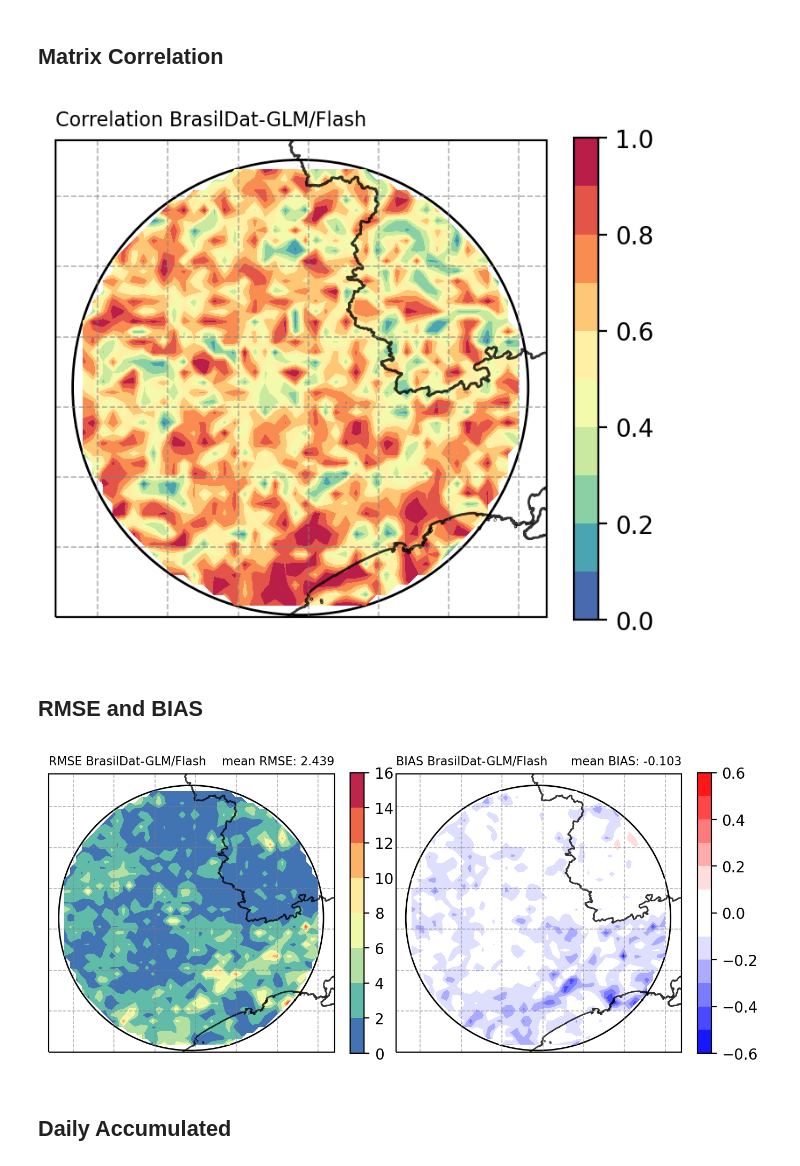
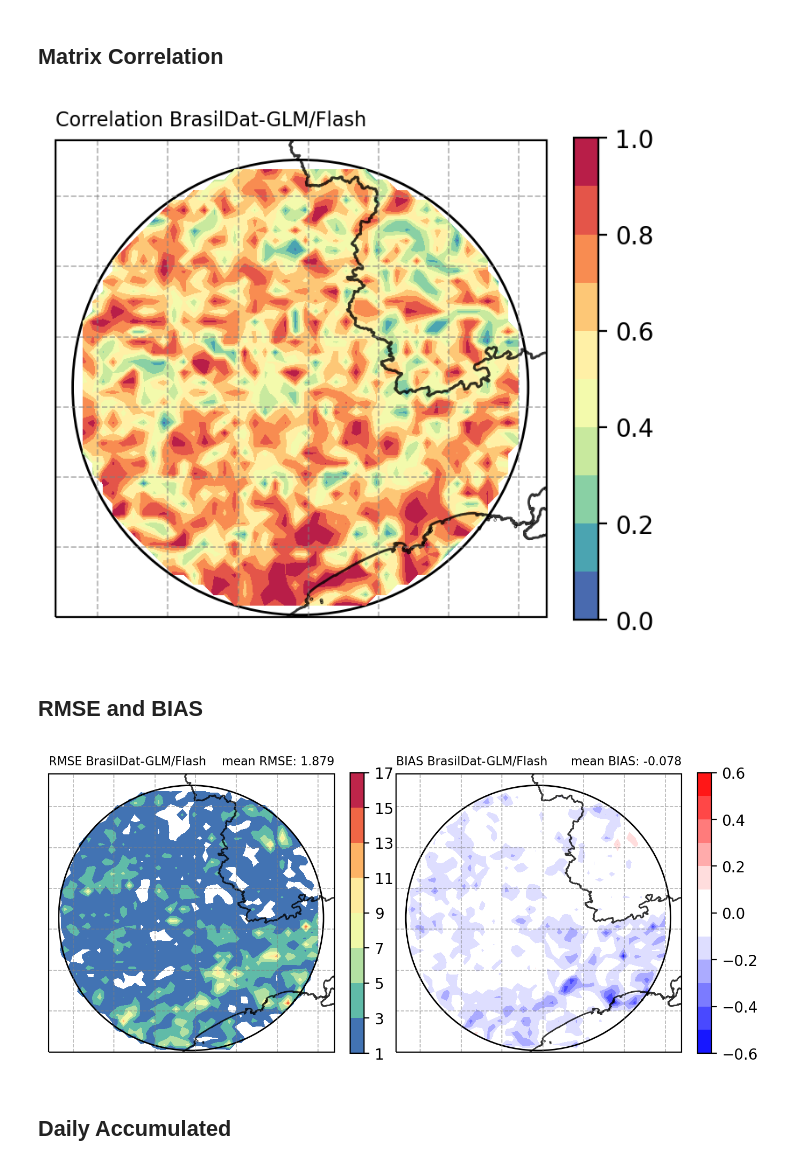
Before and after one commit to mhacarthur/Flash-density, a Jupyter notebook: python/Analysis_BrasilDat_GLM_15min.ipynb, the cells around one changed output. Saved outputs shown, nothing was run; the diff lists cells and outputs as text; code cells hidden in the pictures.

```diff
--- a/python/Analysis_BrasilDat_GLM_15min.ipynb
+++ b/python/Analysis_BrasilDat_GLM_15min.ipynb
@@ -37,7 +37,7 @@ r = (180)/111
 # %%
 shape = list(shpreader.Reader('../mappings/SaoPaulo_Fixed.shp').geometries())
 # %%
-Brasildat_dir = base + 'arturo/Arturo/Data/BrasilDat/Campinas/2018/grid/BrasilDat_2018_03_8kmx8km_15min.nc'
+Brasildat_dir = base + 'arturo/Arturo/Data/BrasilDat/Campinas/2018/grid/BrasilDat_2018_03_15min_8kmx8km.nc'
 Brasildat = ca.read_netcdf(Brasildat_dir,2)
 lat = Brasildat['lat']
 lon = Brasildat['lon']
@@ -55,5 +54,5 @@ KeyError: 'flash'
 # %%
-GLM_dir = base + 'arturo/Arturo/Data/GLM/SP/GLM_2018_03_15min_8kmx8km.nc'
+GLM_dir = base + 'arturo/Arturo/Data/GLM/Campinas/2018/grid/GLM_2018_03_15min_8kmx8km.nc'
 GLM = ca.read_netcdf(GLM_dir,2)
 flash_G = GLM['flash']
 # %% [output]
@@ -194,7 +193,7 @@ plt.colorbar(a1,fraction=0.0444)
 salida = '../images/GLM_Brasildat_15min_Corr.png'
 plt.savefig(salida,transparent = False,bbox_inches ='tight',pad_inches = 0.1, facecolor='white')
 # %% [output]
-[figure, old version]
+[figure, new version]
 # %% [markdown]
 ## RMSE and BIAS
 # %%
@@ -211,7 +211,7 @@ cmap_RMSE = plt.cm.Spectral_r
 cmap_ref = plt.cm.bwr
 cmap_BIAS = ca.colorbar_middle_white(cmap_ref,position='middle')
 # %%
-levels = None
+levels = np.arange(1,18,2)
 levels_BIAS = np.arange(-0.6,0.7,0.1)
 
 circle1 = plt.Circle((lon_c,lat_c), r, color='k',fill=False)
@@ -225,41 +225,41 @@ RMSE_mean = np.round(np.nanmean(RMSE),3)
 BIAS_mean = np.round(np.nanmean(BIAS),3)
 
 ax1 = plt.subplot(gs[0, 0], projection = proj)
+a1 = plt.contourf(lon2d,lat2d,RMSE,levels=levels,cmap=cmap_RMSE)
 ax1.add_artist(circle1)
-a1 = plt.contourf(lon2d,lat2d,RMSE,levels=levels,cmap=cmap_RMSE)
 ax1.add_geometries(shape, proj,edgecolor='black', facecolor='None', alpha=0.8)
 ax1.set_extent([-48.8,-45.3,-24.5,-21.1])
 gl = ax1.gridlines(crs=proj,draw_labels=True,linewidth=0.6,color='gray',alpha=0.6,linestyle='--')
 gl.top_labels = False
 gl.bottom_labels = False
 gl.left_labels = False
 gl.right_labels = False
 ax1.set_title('RMSE BrasilDat-GLM/Flash', loc='left', fontsize=8)
 RMSE_title = 'mean RMSE: '+ str(RMSE_mean)
 ax1.set_title(RMSE_title, loc='right', fontsize=8)
 plt.colorbar(a1,fraction=0.0444)
 
 ax2 = plt.subplot(gs[0, 1], projection = proj)
+a2 = plt.contourf(lon2d,lat2d,BIAS,levels=levels_BIAS,cmap=cmap_BIAS)
 ax2.add_artist(circle2)
-a2 = plt.contourf(lon2d,lat2d,BIAS,levels=levels_BIAS,cmap=cmap_BIAS)
 ax2.add_geometries(shape, proj,edgecolor='black', facecolor='None', alpha=0.8)
 ax2.set_extent([-48.8,-45.3,-24.5,-21.1])
 gl = ax2.gridlines(crs=proj,draw_labels=True,linewidth=0.6,color='gray',alpha=0.6,linestyle='--')
 gl.top_labels = False
 gl.bottom_labels = False
 gl.left_labels = False
 gl.right_labels = False
 ax2.set_title('BIAS BrasilDat-GLM/Flash', loc='left', fontsize=8)
 BIAS_title = 'mean BIAS: '+ str(BIAS_mean)
 ax2.set_title(BIAS_title, loc='right', fontsize=8)
 plt.colorbar(a2,fraction=0.0444)
 
 plt.subplots_adjust(left=None, bottom=None, right=None, top=None, hspace=0.05, wspace=0.1)
 
 salida = '../images/GLM_Brasildat_15min_RMSE_BIAS.png'
 plt.savefig(salida,transparent = False,bbox_inches ='tight',pad_inches = 0.1, facecolor='white')
 # %% [output]
-[figure, old version]
+[figure, new version]
 # %% [markdown]
 ## Daily Accumulated
 # %%
```
Also changed, not shown: parts of 7 cells of this notebook, 12 other files.
